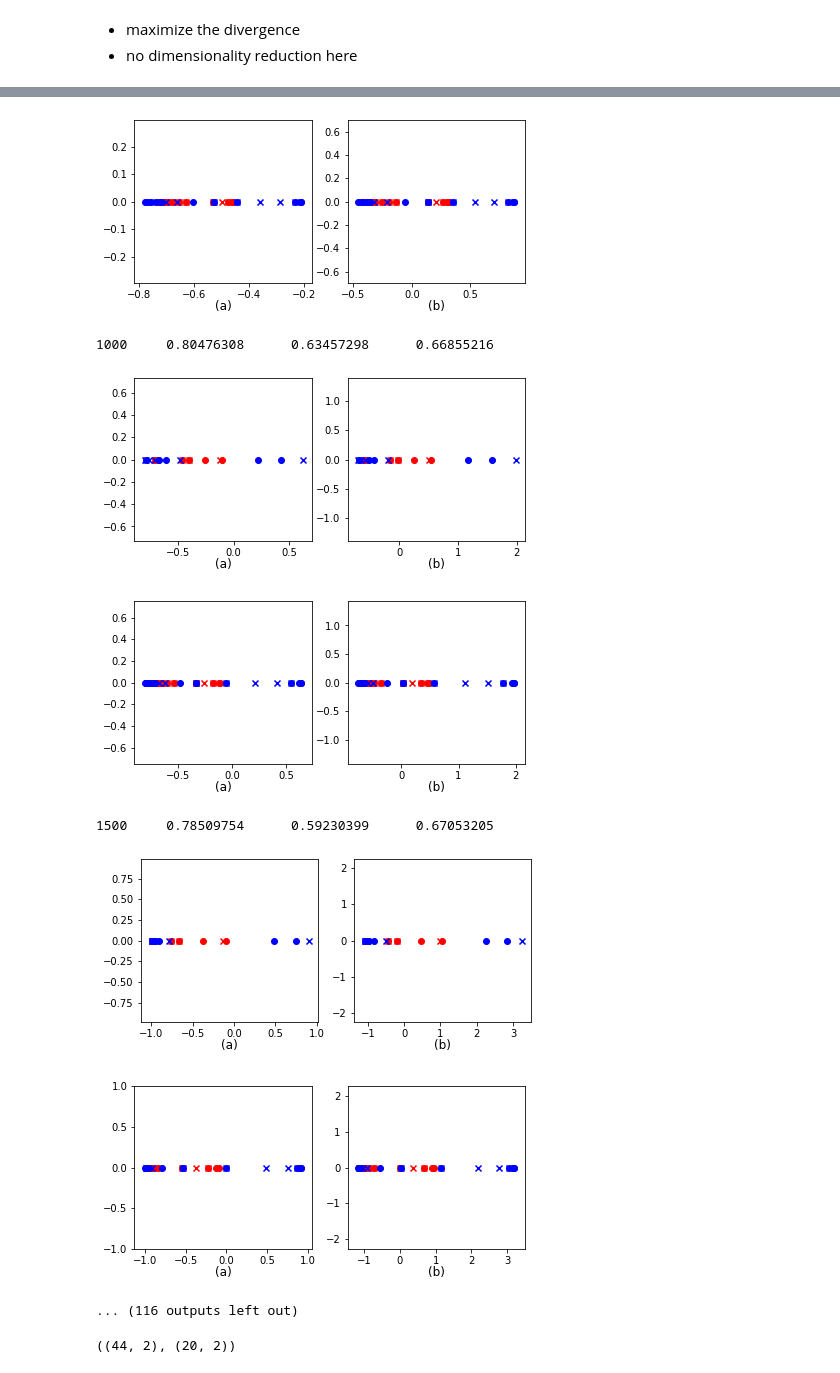
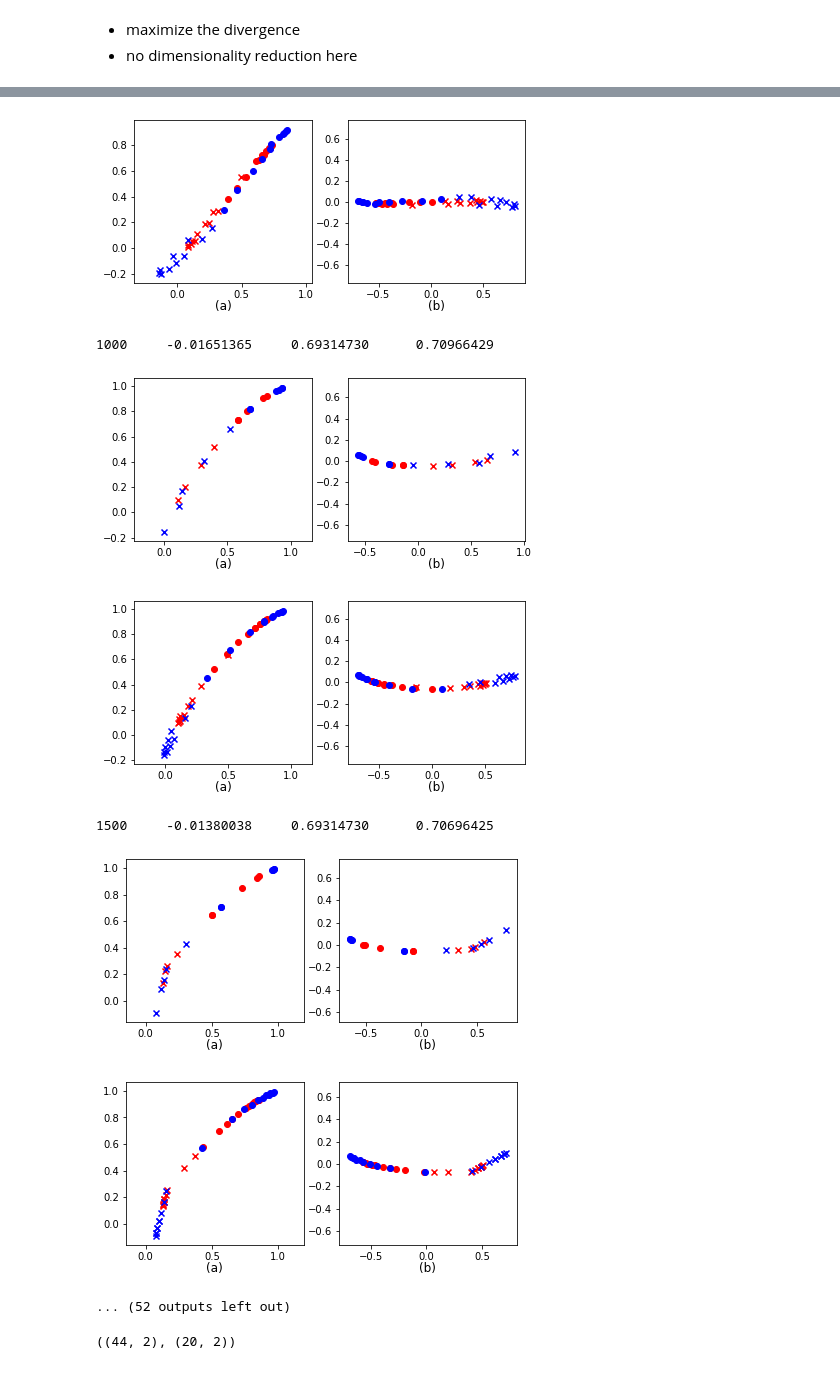
Before and after one commit to shams-sam/PrivacyGANs, a Jupyter notebook: notebooks/06. InterpretationTrialCircularDataset.ipynb, the cells around one changed output, grey strips where cells are left out. Cells and saved outputs as stored; diff of their text form; code cells hidden in the pictures.

```diff
--- a/notebooks/06. InterpretationTrialCircularDataset.ipynb
+++ b/notebooks/06. InterpretationTrialCircularDataset.ipynb
@@ -103,6 +72,3 @@ y_advr = np.concatenate(y_advr).reshape(-1, 1)
 X.shape, y_ally.shape, y_advr.shape
 # %% [output]
 ((64, 2), (64, 1), (64, 1))
-# %%
-X, X_valid, y_ally, y_ally_valid, y_advr, y_advr_valid = train_test_split(X, y_ally, y_advr, test_size=0.3)
-X.shape, X_valid.shape, y_ally.shape, y_ally_valid.shape, y_advr.shape, y_advr_valid.shape
@@ -211,10 +149,6 @@ ae_optimizer = optimizer(auto_encoder.parameters(), lr = 0.01)
 X_torch = torch.Tensor(X_normalized)
 y_ally_torch = torch.Tensor(y_ally.reshape(-1, 1))
 y_advr_torch = torch.Tensor(y_advr.reshape(-1, 1))
-
-X_torch_valid = torch.Tensor(X_normalized_valid)
-y_ally_torch_valid = torch.Tensor(y_ally_valid.reshape(-1, 1))
-y_advr_torch_valid = torch.Tensor(y_advr_valid.reshape(-1, 1))
 # %%
 print("epoch \t Aencoder_train \t Aencoder_valid")
 
@@ -309,13 +203,8 @@ class Encoder(torch.nn.Module):
         self.hidden_size = hidden_size
         self.output_size = output_size
         self.fc1 = torch.nn.Linear(self.input_size, self.hidden_size)
-        torch.nn.normal_(self.fc1.weight)
         self.relu = torch.nn.ReLU()
         self.fc2 = torch.nn.Linear(self.hidden_size, self.output_size)
-        torch.nn.normal_(self.fc2.weight)
-
-        self.fc2 = torch.nn.Linear(self.hidden_size, self.output_size)
-        torch.nn.normal_(self.fc2.weight)
         self.sigmoid = torch.nn.Sigmoid()
         self.tanh = torch.nn.Tanh()
     def forward(self, x):
@@ -341,7 +230,7 @@ class Ally(torch.nn.Module):
         hidden = self.fc1(x)
         relu = self.relu(hidden)
         output = self.fc2(relu)
-        output = self.relu(output)
+        output = self.sigmoid(output)
         return output
 
 
@@ -360,5 +249,5 @@ class Adversary(torch.nn.Module):
         hidden = self.fc1(x)
         relu = self.relu(hidden)
         output = self.fc2(relu)
-        output = self.relu(output)
+        output = self.sigmoid(output)
         return output
@@ -488,8 +449,8 @@ def train_privacy_gan(encoding_dimension, alpha, lr_encd, lr_ally, lr_advr, n_it
 # %%
-alpha = 0.5
+alpha = 1
 lr_encd = 0.001
-lr_ally = 0.0001
-lr_advr = 0.0001
+lr_ally = 0.00001
+lr_advr = 0.00001
 n_iter_gan = 10001
 d_reps = 1
 
@@ -500,15 +461,15 @@ d_reps = 1
 # n_iter_gan = 5001
 # d_reps = 2
 # %%
-for i in range(X_normalized.shape[1]):
-    X_torch = torch.Tensor(X_normalized[:, i].reshape(-1, 1))
-    y_ally_torch = torch.Tensor(y_ally.reshape(-1, 1))
-    y_advr_torch = torch.Tensor(y_advr.reshape(-1, 1))
 
-    X_torch_valid = torch.Tensor(X_normalized_valid[:, i].reshape(-1, 1))
-    y_ally_torch_valid = torch.Tensor(y_ally_valid.reshape(-1, 1))
-    y_advr_torch_valid = torch.Tensor(y_advr_valid.reshape(-1, 1))
+# X_torch = torch.Tensor(X_normalized.reshape(-1, 1))
+# y_ally_torch = torch.Tensor(y_ally.reshape(-1, 1))
+# y_advr_torch = torch.Tensor(y_advr.reshape(-1, 1))
 
-    encoder = train_privacy_gan(2, alpha, lr_encd, lr_ally, lr_advr, n_iter_gan, d_reps, plot=True, debug=True, axis=i)
+# X_torch_valid = torch.Tensor(X_normalized_valid[:, i].reshape(-1, 1))
+# y_ally_torch_valid = torch.Tensor(y_ally_valid.reshape(-1, 1))
+# y_advr_torch_valid = torch.Tensor(y_advr_valid.reshape(-1, 1))
+
+encoder = train_privacy_gan(2, alpha, lr_encd, lr_ally, lr_advr, n_iter_gan, d_reps, plot=True, debug=True)
 # %% [output]
 epoch    encoder_train   ally_train      advr_train
@@ -520,11 +481,11 @@ epoch    encoder_train   ally_train      advr_train
-[figure, old version]
+[figure, new version]
-1000     0.80476308      0.63457298      0.66855216
+1000     -0.01651365     0.69314730      0.70966429
-[figure, old version]
+[figure, new version]
-[figure, old version]
+[figure, new version]
-1500     0.78509754      0.59230399      0.67053205
+1500     -0.01380038     0.69314730      0.70696425
-[figure, old version]
+[figure, new version]
-[figure, old version]
+[figure, new version]
-... (116 outputs left out)
+... (52 outputs left out)
 # %%
 encoder.eval()
 encoded = []
```
Also changed, not shown: parts of 22 cells of this notebook, 28 other files.
